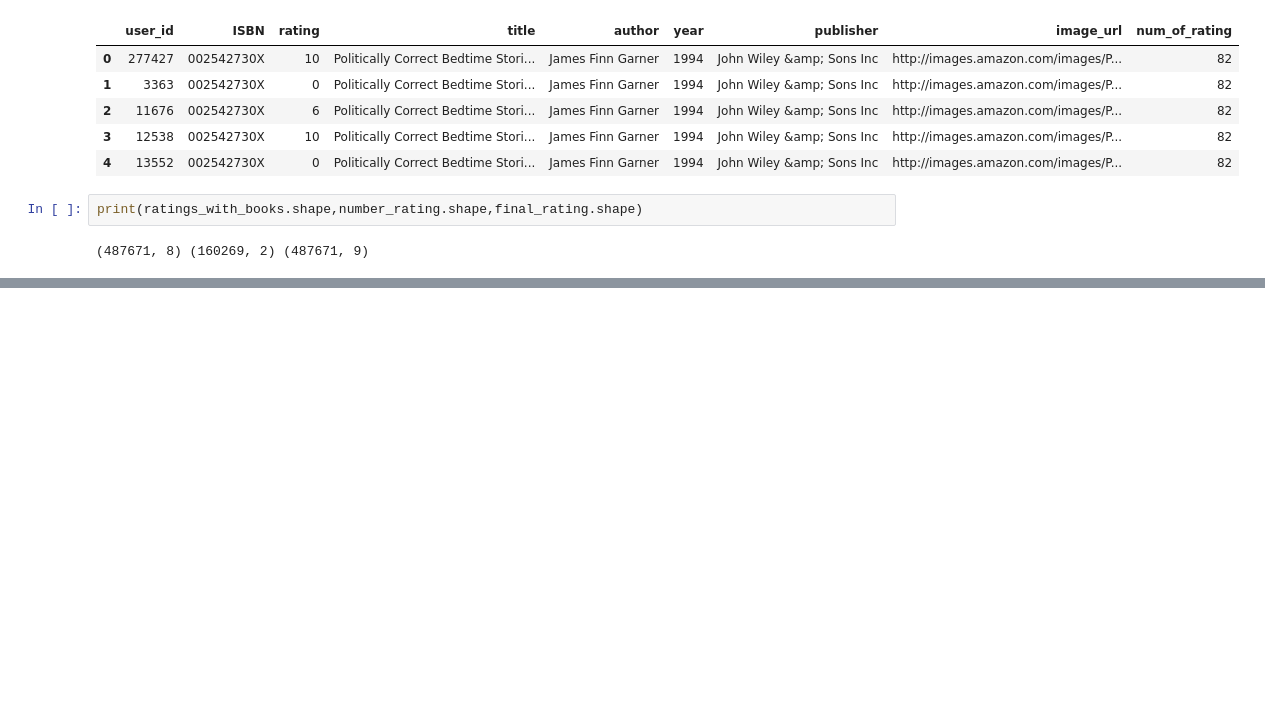
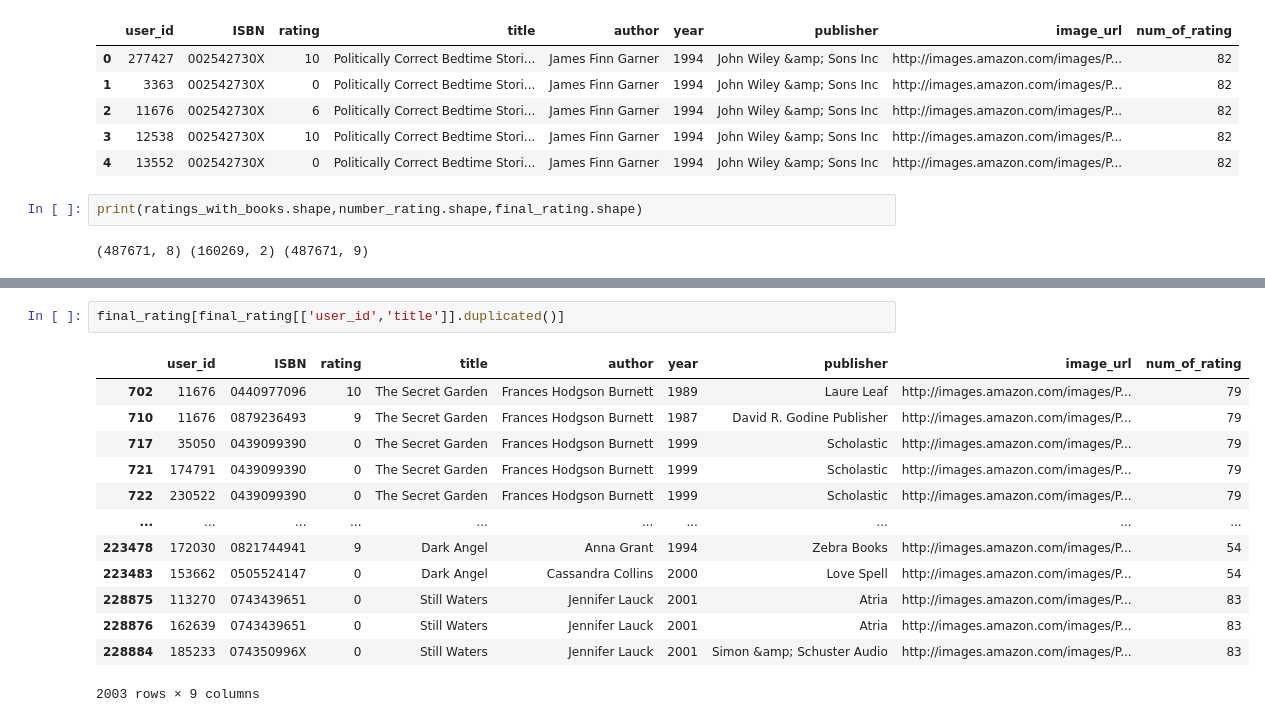
Before and after one commit to prabhat-dsc/book-recommender-system, a Jupyter notebook: notebook/research.ipynb, the cells around one changed output, grey strips where cells are left out. Saved outputs shown, nothing was run; the diff lists cells and outputs as text; blank space fills up the shorter version.

```diff
--- a/notebook/research.ipynb
+++ b/notebook/research.ipynb
@@ -381,0 +404,16 @@ print(ratings_with_books.shape,number_rating.shape,final_rating.shape)
+# %%
+final_rating[final_rating[['user_id','title']].duplicated()]
+# %% [output]
+|  | user_id | ISBN | rating | title | author | year | publisher | image_url | num_of_rating |
+| 702 | 11676 | 0440977096 | 10 | The Secret Garden | Frances Hodgson Burnett | 1989 | Laure Leaf | http://images.amazon.com/images/P... | 79 |
+| 710 | 11676 | 0879236493 | 9 | The Secret Garden | Frances Hodgson Burnett | 1987 | David R. Godine Publisher | http://images.amazon.com/images/P... | 79 |
+| 717 | 35050 | 0439099390 | 0 | The Secret Garden | Frances Hodgson Burnett | 1999 | Scholastic | http://images.amazon.com/images/P... | 79 |
+| 721 | 174791 | 0439099390 | 0 | The Secret Garden | Frances Hodgson Burnett | 1999 | Scholastic | http://images.amazon.com/images/P... | 79 |
+| 722 | 230522 | 0439099390 | 0 | The Secret Garden | Frances Hodgson Burnett | 1999 | Scholastic | http://images.amazon.com/images/P... | 79 |
+| ... | ... | ... | ... | ... | ... | ... | ... | ... | ... |
+| 223478 | 172030 | 0821744941 | 9 | Dark Angel | Anna Grant | 1994 | Zebra Books | http://images.amazon.com/images/P... | 54 |
+| 223483 | 153662 | 0505524147 | 0 | Dark Angel | Cassandra Collins | 2000 | Love Spell | http://images.amazon.com/images/P... | 54 |
+| 228875 | 113270 | 0743439651 | 0 | Still Waters | Jennifer Lauck | 2001 | Atria | http://images.amazon.com/images/P... | 83 |
+| 228876 | 162639 | 0743439651 | 0 | Still Waters | Jennifer Lauck | 2001 | Atria | http://images.amazon.com/images/P... | 83 |
+| 228884 | 185233 | 074350996X | 0 | Still Waters | Jennifer Lauck | 2001 | Simon &amp; Schuster Audio | http://images.amazon.com/images/P... | 83 |
+2003 rows × 9 columns
```
Also changed, not shown: parts of 14 cells of this notebook.
